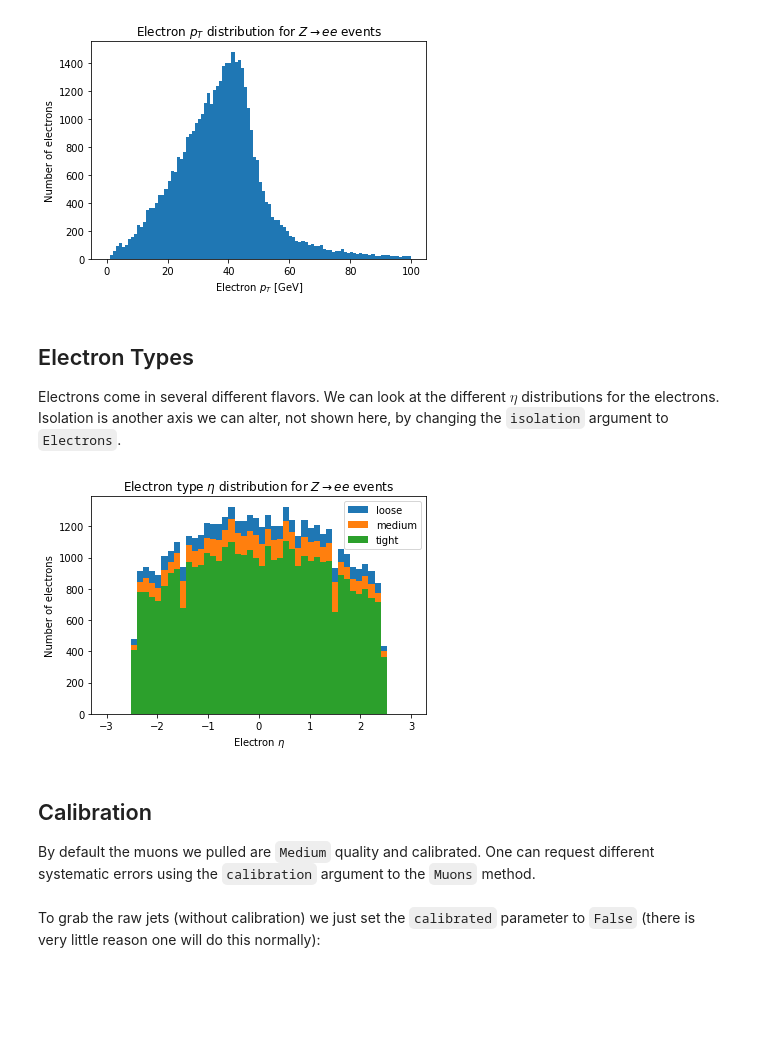
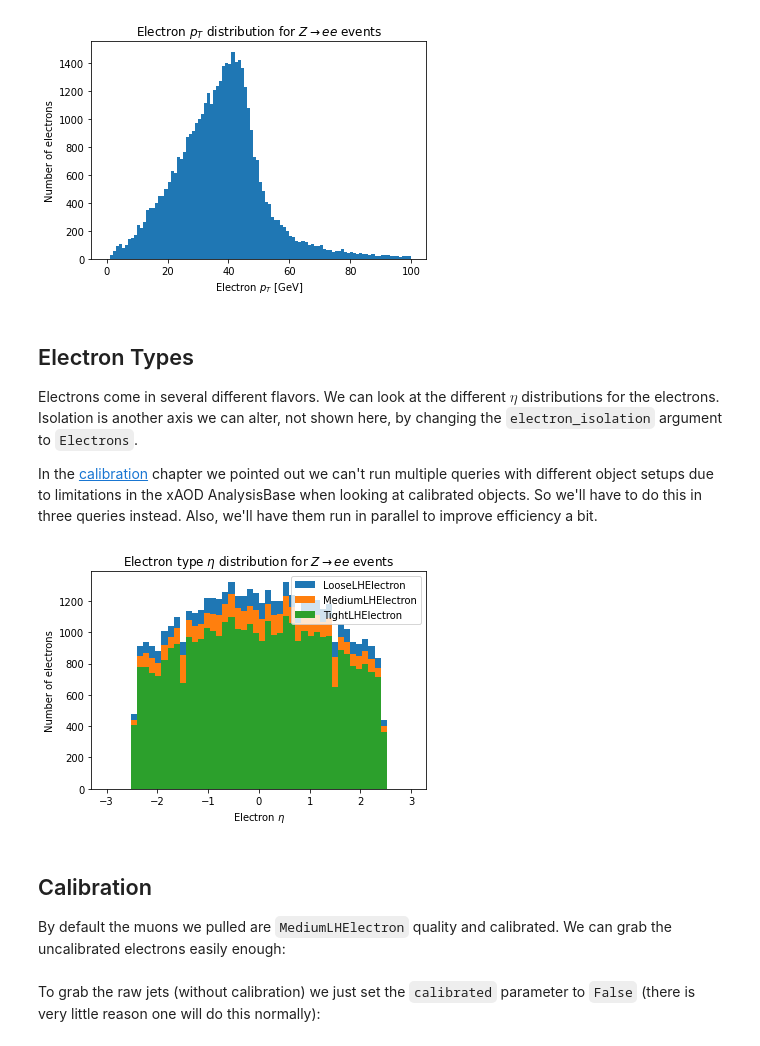
Before and after one commit to gordonwatts/xaod_usage, a Jupyter notebook: book/chapters/electrons.ipynb, the cells around one changed output. Drawn from its saved outputs; the diff is of its cells as text; code cells hidden in the pictures; blank space fills up the shorter version.

Commit message:
Proof reading of electrons

```diff
--- a/book/chapters/electrons.ipynb
+++ b/book/chapters/electrons.ipynb
@@ -25,4 +39,6 @@ _ = plt.title('Electron $p_T$ distribution for $Z\\rightarrow ee$ events')
 # %% [markdown]
 ## Electron Types
 
-Electrons come in several different flavors. We can look at the different $\eta$ distributions for the electrons. Isolation is another axis we can alter, not shown here, by changing the `isolation` argument to `Electrons`.
+Electrons come in several different flavors. We can look at the different $\eta$ distributions for the electrons. Isolation is another axis we can alter, not shown here, by changing the `electron_isolation` argument to `Electrons`.
+
+In the [calibration](ch-calibration) chapter we pointed out we can't run multiple queries with different object setups due to limitations in the xAOD AnalysisBase when looking at calibrated objects. So we'll have to do this in three queries instead. Also, we'll have them run in parallel to improve efficiency a bit.
@@ -38,14 +45,23 @@ electrons = (ds
+# %%
+ele_working_points = ['LooseLHElectron', 'MediumLHElectron','TightLHElectron']
+electrons_async = [
+    (calib_tools.query_update(ds, electron_working_point=wp)
+        .SelectMany(lambda e: [ele.eta() for ele in e.Electrons()])
+        .AsAwkwardArray('eta')
+        .value_async())
+    for wp in ele_working_points
+]
+electrons_wp = await asyncio.gather(*electrons_async)
 # %%
-plt.hist(ak.flatten(electrons.loose_eta), bins=50, range=(-3, 3), label='loose')
-plt.hist(ak.flatten(electrons.medium_eta), bins=50, range=(-3, 3), label='medium')
-plt.hist(ak.flatten(electrons.tight_eta), bins=50, range=(-3, 3), label='tight')
+for idx, wp in enumerate(ele_working_points):
+    plt.hist(electrons_wp[idx].eta, bins=50, range=(-3, 3), label=wp)
 plt.xlabel('Electron $\\eta$')
 plt.ylabel('Number of electrons')
 plt.title('Electron type $\\eta$ distribution for $Z\\rightarrow ee$ events')
 _ = plt.legend()
 # %% [output]
-[figure, old version]
+[figure, new version]
 # %% [markdown]
 ## Calibration
 
-By default the muons we pulled are `Medium` quality and calibrated. One can request different systematic errors using the `calibration` argument to the `Muons` method.
+By default the muons we pulled are `MediumLHElectron` quality and calibrated. We can grab the uncalibrated electrons easily enough:
```
Also changed, not shown: parts of 16 cells of this notebook.
